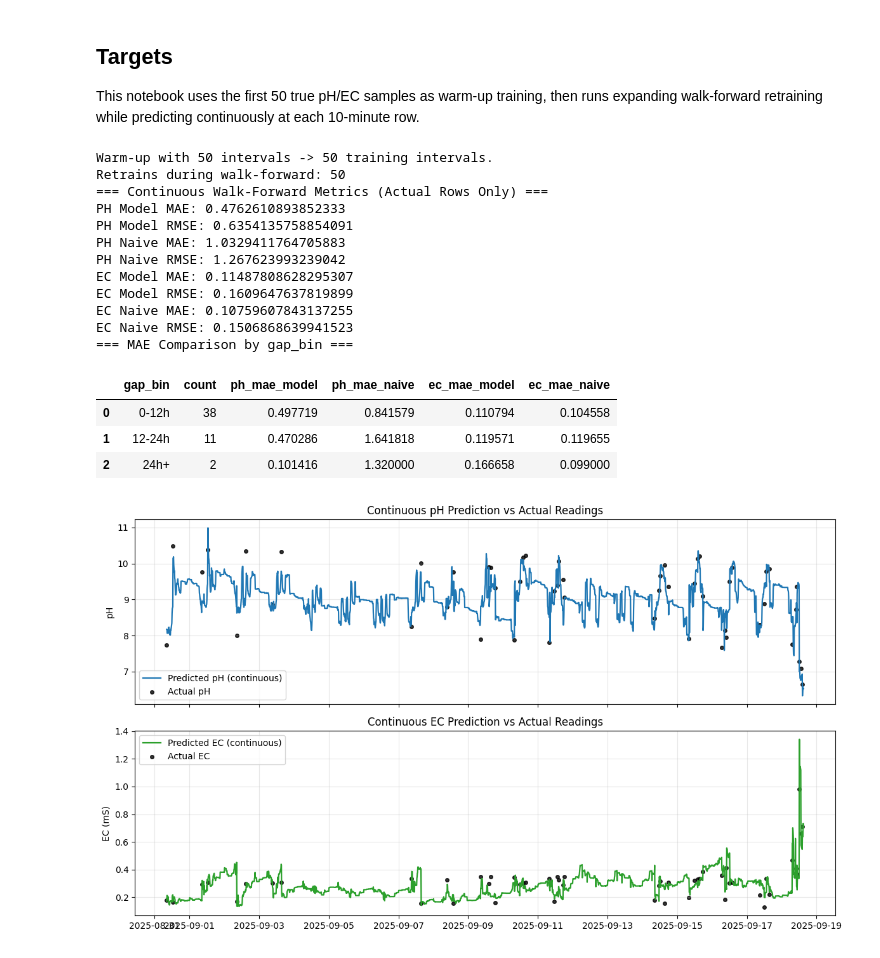
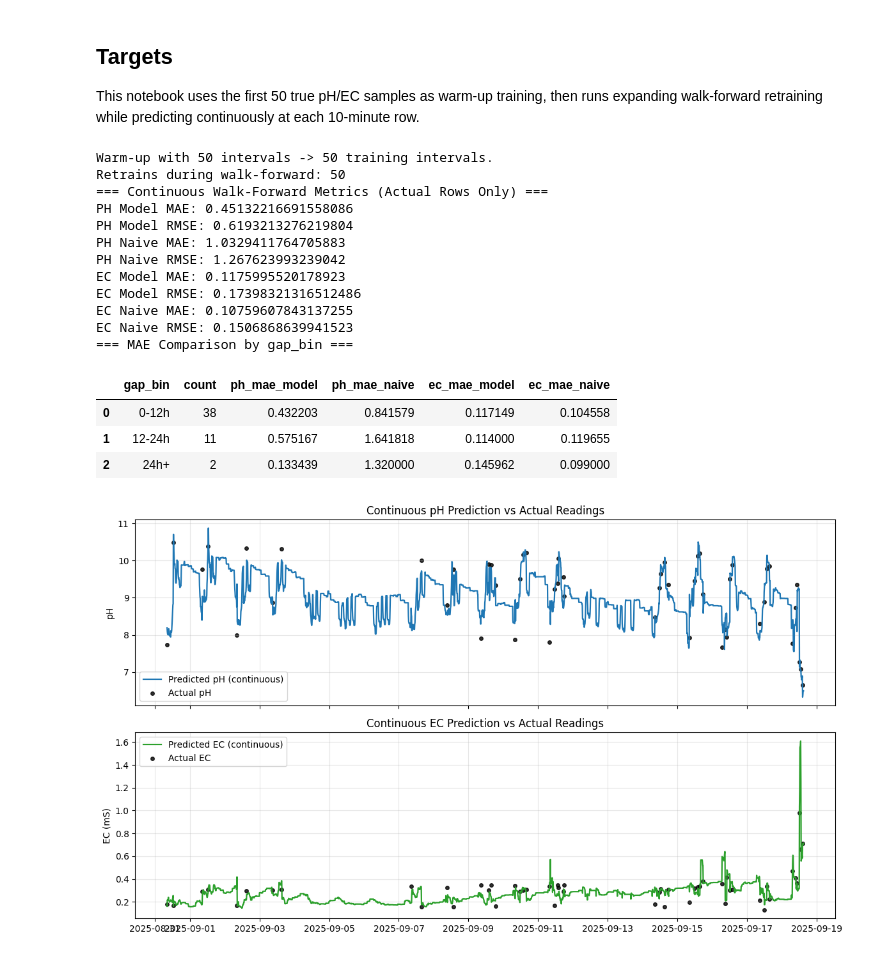
Before and after one commit to EliyahuEden/Predictive_Modeling_Of_Rootzone_Variables_Using_Greenhouse_Data, a Jupyter notebook: scripts/Continuous_Rootzone_Model.ipynb, the cells around one changed output. Saved outputs shown, nothing was run; the diff lists cells and outputs as text; code cells hidden in the pictures.

```diff
--- a/scripts/Continuous_Rootzone_Model.ipynb
+++ b/scripts/Continuous_Rootzone_Model.ipynb
@@ -454,42 +411,39 @@ def select_features(cols, df_ref, label):
 
 
 feature_cols_ph = [
-    'ph0','internal_rh_%_mean_t0_t1',
+    'ph0',
     'fert_dose_sum_24h',
-    'fert_dose_sum_16h',
-    'fert_dose_sum_8h',
-    'fert_x_ph0_24h',
-    'fert_x_irrig_24h',
-    'irr_ml_sum_8h',
-    'irr_ml_sum_16h',
+    'fert_dose_sum_12h',
+    'ph_driving_force_24h',   # במקום fert_x_ph0
+    'irr_ml_sum_12h',
     'irr_ml_sum_24h',
     'ET0_sum_per_hour',
     'hours_since_last_fert_t1',
     'hrs_since_last_irrig_t1',
-    'internal_air_temp_c_mean_t0_t1',
     'soil_temp_mean',
-    'ec0','internal_air_temp_c_delta_t0_t1',
+    'ec0',
     'gap_hours',
+    'vpd_mean_t0_t1',
+    'rad_sum_t0_t1'
 ]
 
 feature_cols_ec = [
-    'ec0','soil_temp_mean',
-    'ph0','ET0_sum_per_hour',
+    'ec0',
+    'ph0',
+    'ET0_sum_per_hour',
     'irr_ml_sum_24h',
-    'internal_rh_%_mean_t0_t1',
+    'irr_ml_sum_12h',
     'fert_dose_sum_24h',
-    'fert_dose_sum_16h',
-    'fert_dose_sum_8h',
-    'fert_per_ec0_24h',
-    'fert_x_irrig_24h',
-    'internal_air_temp_c_delta_t0_t1',
-    'internal_air_temp_c_mean_t0_t1',
+    'fert_dose_sum_12h',
+    'fert_concentration_24h',
+    'ec_driving_force_24h',
     'hours_since_last_fert_t1',
     'hrs_since_last_irrig_t1',
-    'gap_hours','irr_ml_sum_8h',
-    'irr_ml_sum_16h',
+    'gap_hours',
+    'soil_temp_mean',
+    'vpd_mean_t0_t1',
+    'rad_sum_t0_t1'
 ]
-
 feature_cols_ph = select_features(feature_cols_ph, ds, 'pH')
 feature_cols_ec = select_features(feature_cols_ec, ds, 'EC')
 
@@ -684,41 +638,41 @@ X_all_ph = train_df[feature_cols_ph].copy()
 X_all_ec = train_df[feature_cols_ec].copy()
 
 # Continuous prediction traces with actual points.
 fig, ax = plt.subplots(2, 1, figsize=(12, 7), sharex=True)
 ax[0].plot(results_df.index, results_df['ph_pred'], color='tab:blue', lw=1.6, label='Predicted pH (continuous)')
 ax[0].scatter(eval_df.index, eval_df['ph_true'], color='black', s=16, alpha=0.8, label='Actual pH')
 ax[0].set_ylabel('pH')
 ax[0].set_title('Continuous pH Prediction vs Actual Readings')
 ax[0].grid(True, alpha=0.3)
 ax[0].legend()
 
 ax[1].plot(results_df.index, results_df['ec_pred'], color='tab:green', lw=1.6, label='Predicted EC (continuous)')
 ax[1].scatter(eval_df.index, eval_df['ec_true'], color='black', s=16, alpha=0.8, label='Actual EC')
 ax[1].set_ylabel('EC (mS)')
 ax[1].set_title('Continuous EC Prediction vs Actual Readings')
 ax[1].grid(True, alpha=0.3)
 ax[1].legend()
 
 plt.tight_layout()
 plt.show()
 # %% [output]
 Warm-up with 50 intervals -> 50 training intervals.
 Retrains during walk-forward: 50
 === Continuous Walk-Forward Metrics (Actual Rows Only) ===
-PH Model MAE: 0.4762610893852333
-PH Model RMSE: 0.6354135758854091
+PH Model MAE: 0.45132216691558086
+PH Model RMSE: 0.6193213276219804
 PH Naive MAE: 1.0329411764705883
 PH Naive RMSE: 1.267623993239042
-EC Model MAE: 0.11487808628295307
-EC Model RMSE: 0.1609647637819899
+EC Model MAE: 0.1175995520178923
+EC Model RMSE: 0.17398321316512486
 EC Naive MAE: 0.10759607843137255
 EC Naive RMSE: 0.1506868639941523
 === MAE Comparison by gap_bin ===
 |  | gap_bin | count | ph_mae_model | ph_mae_naive | ec_mae_model | ec_mae_naive |
-| 0 | 0-12h | 38 | 0.497719 | 0.841579 | 0.110794 | 0.104558 |
-| 1 | 12-24h | 11 | 0.470286 | 1.641818 | 0.119571 | 0.119655 |
-| 2 | 24h+ | 2 | 0.101416 | 1.320000 | 0.166658 | 0.099000 |
+| 0 | 0-12h | 38 | 0.432203 | 0.841579 | 0.117149 | 0.104558 |
+| 1 | 12-24h | 11 | 0.575167 | 1.641818 | 0.114000 | 0.119655 |
+| 2 | 24h+ | 2 | 0.133439 | 1.320000 | 0.145962 | 0.099000 |
-[figure, old version]
+[figure, new version]
 # %%
 # Feature importance (display only) for the current feature sets.
 for tgt_name, est, cols in [
```
Also changed, not shown: parts of 8 cells of this notebook, 2 other files.
